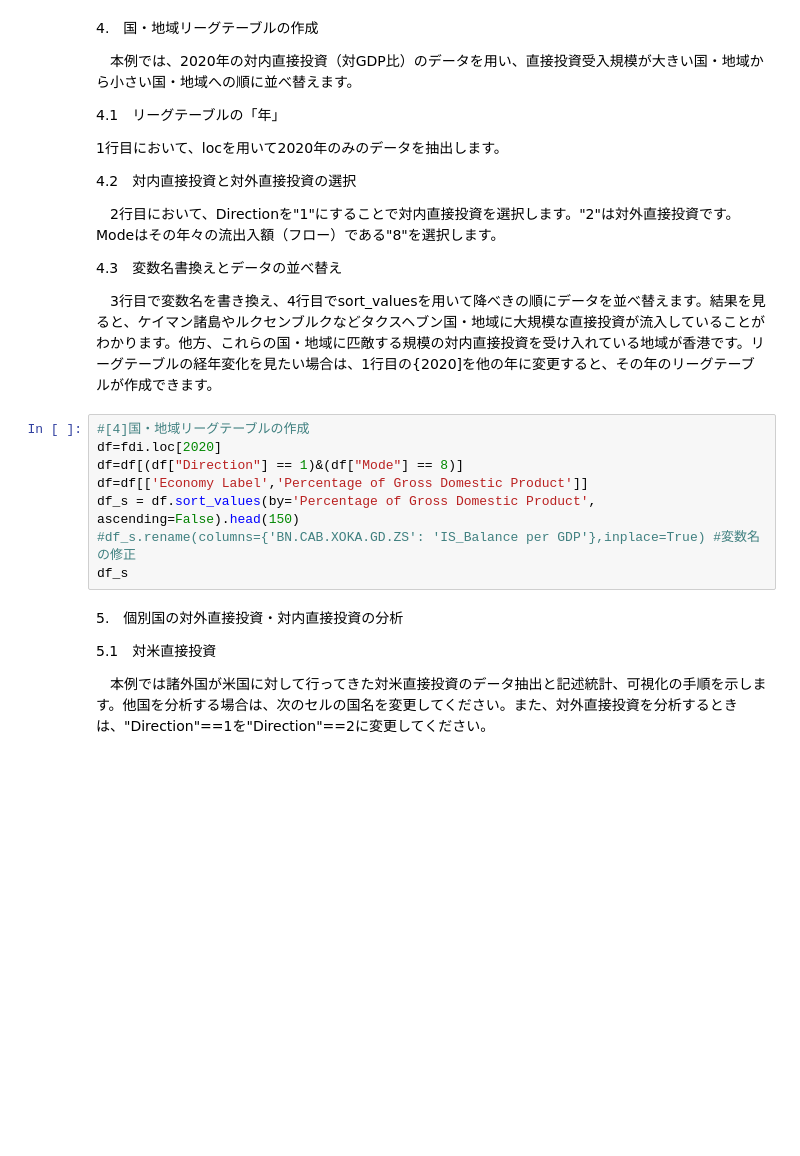
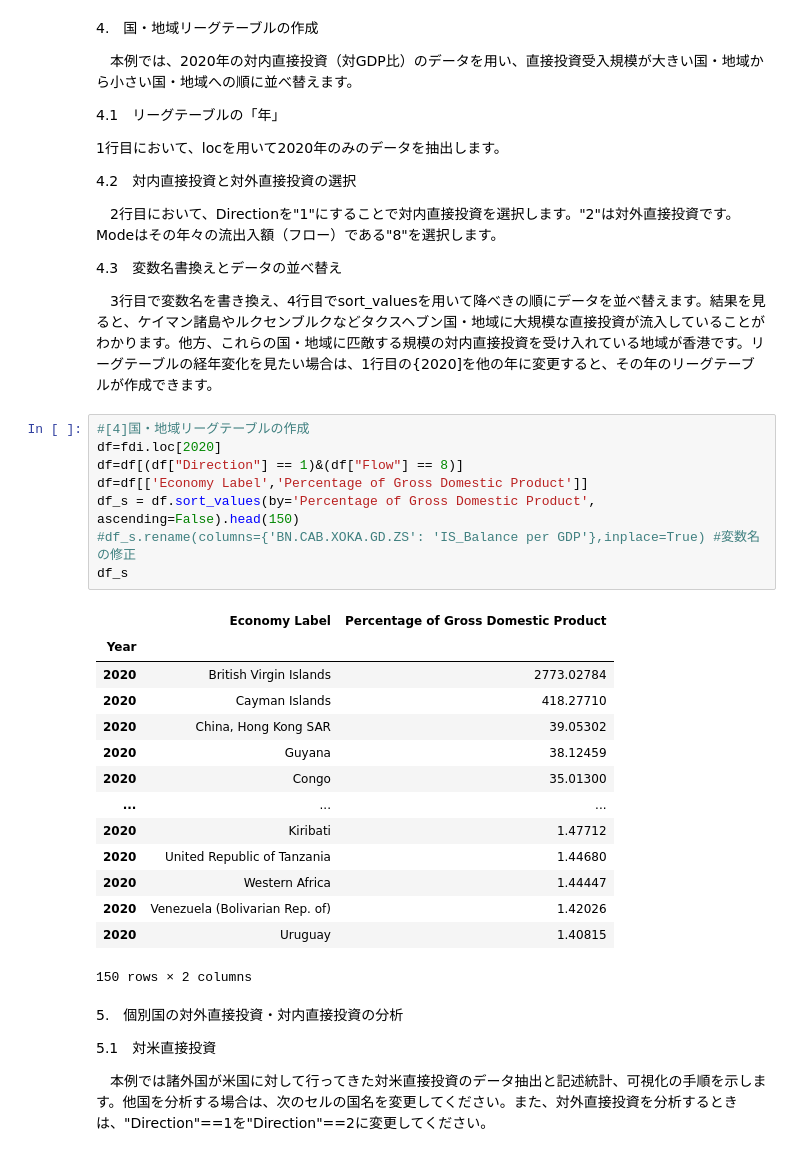
Before and after one commit to nagamamo/international_finance, a Jupyter notebook: 3_foreign_direct_investment_statistics.ipynb, the cells around one changed output. Cells and saved outputs as stored; diff of their text form; blank space fills up the shorter version.

```diff
--- a/3_foreign_direct_investment_statistics.ipynb
+++ b/3_foreign_direct_investment_statistics.ipynb
@@ -52,11 +52,26 @@ fdi.head()
 # %%
 #[4]国・地域リーグテーブルの作成
 df=fdi.loc[2020]
-df=df[(df["Direction"] == 1)&(df["Mode"] == 8)]
+df=df[(df["Direction"] == 1)&(df["Flow"] == 8)]
 df=df[['Economy Label','Percentage of Gross Domestic Product']]
 df_s = df.sort_values(by='Percentage of Gross Domestic Product', ascending=False).head(150)
 #df_s.rename(columns={'BN.CAB.XOKA.GD.ZS': 'IS_Balance per GDP'},inplace=True) #変数名の修正
 df_s
+# %% [output]
+|  | Economy Label | Percentage of Gross Domestic Product |
+| Year |  |  |
+| 2020 | British Virgin Islands | 2773.02784 |
+| 2020 | Cayman Islands | 418.27710 |
+| 2020 | China, Hong Kong SAR | 39.05302 |
+| 2020 | Guyana | 38.12459 |
+| 2020 | Congo | 35.01300 |
+| ... | ... | ... |
+| 2020 | Kiribati | 1.47712 |
+| 2020 | United Republic of Tanzania | 1.44680 |
+| 2020 | Western Africa | 1.44447 |
+| 2020 | Venezuela (Bolivarian Rep. of) | 1.42026 |
+| 2020 | Uruguay | 1.40815 |
+150 rows × 2 columns
 # %% [markdown]
 5.　個別国の対外直接投資・対内直接投資の分析
 
```
Also changed, not shown: parts of 3 cells of this notebook.
